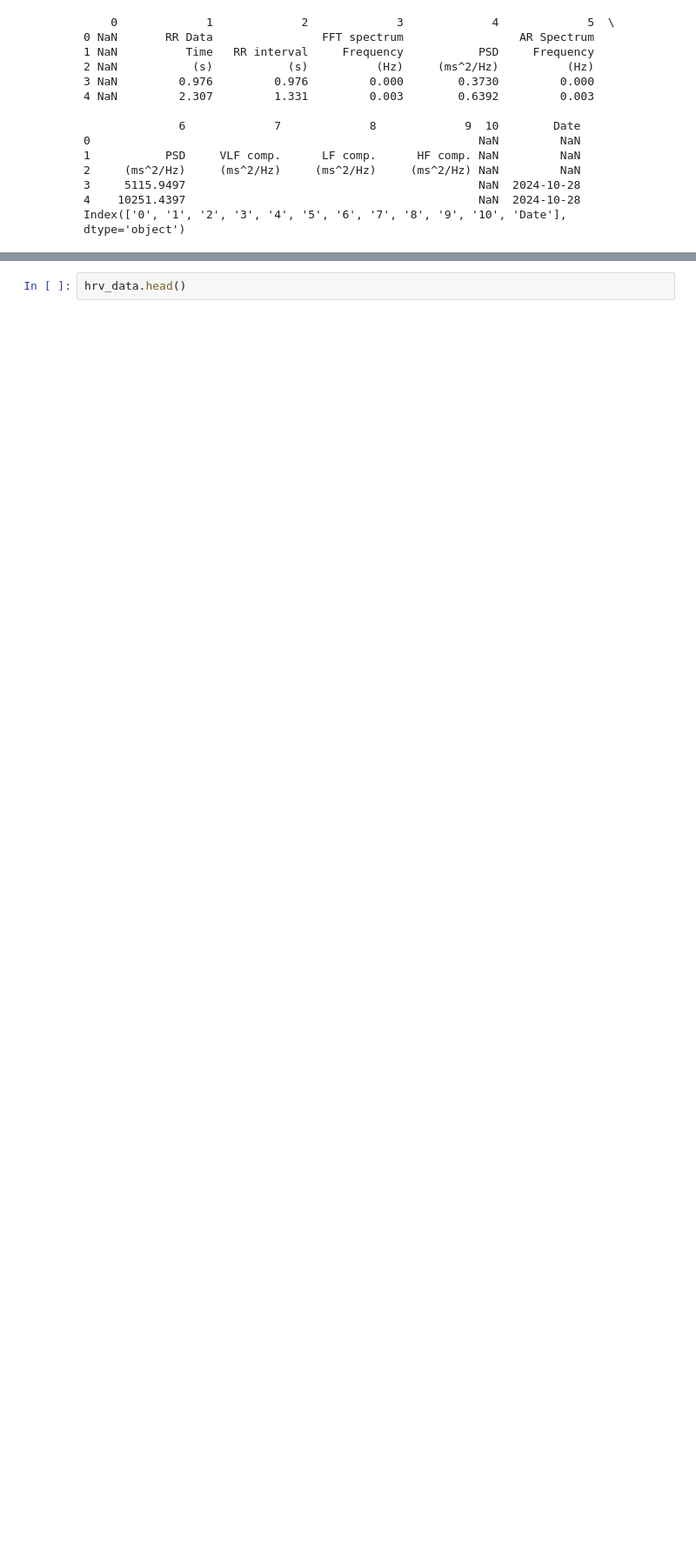
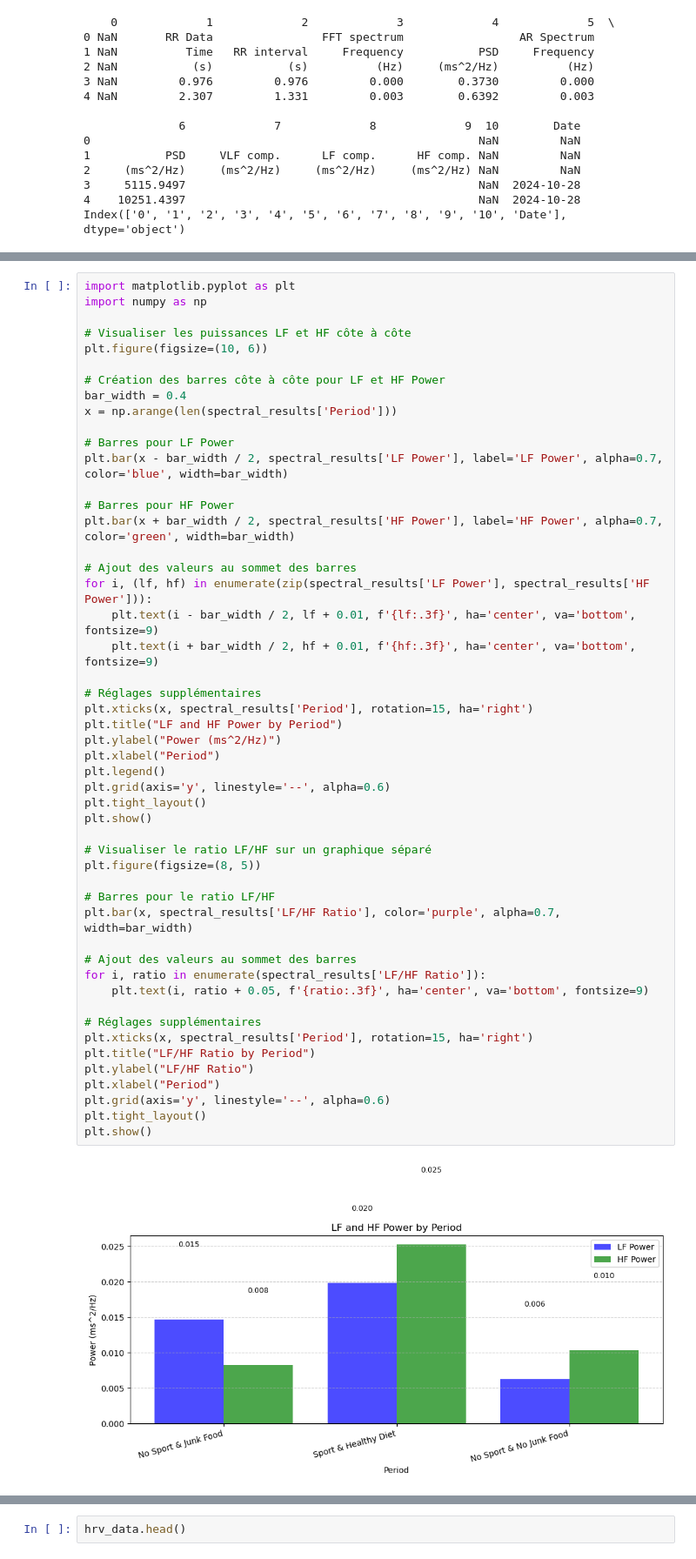
Before and after one commit to leyah-sa/VFC-Analysis, a Jupyter notebook: notebooks/Partie 1/monitoring.ipynb, the cells around one changed output, grey strips where cells are left out. Shown at 87% size. Saved outputs shown, nothing was run; the diff lists cells and outputs as text; blank space fills up the shorter version.

```diff
--- a/notebooks/Partie 1/monitoring.ipynb
+++ b/notebooks/Partie 1/monitoring.ipynb
@@ -355,0 +334,52 @@ plt.show()
+# %%
+import matplotlib.pyplot as plt
+import numpy as np
+
+# Visualiser les puissances LF et HF côte à côte
+plt.figure(figsize=(10, 6))
+
+# Création des barres côte à côte pour LF et HF Power
+bar_width = 0.4
+x = np.arange(len(spectral_results['Period']))
+
+# Barres pour LF Power
+plt.bar(x - bar_width / 2, spectral_results['LF Power'], label='LF Power', alpha=0.7, color='blue', width=bar_width)
+
+# Barres pour HF Power
+plt.bar(x + bar_width / 2, spectral_results['HF Power'], label='HF Power', alpha=0.7, color='green', width=bar_width)
+
+# Ajout des valeurs au sommet des barres
+for i, (lf, hf) in enumerate(zip(spectral_results['LF Power'], spectral_results['HF Power'])):
+    plt.text(i - bar_width / 2, lf + 0.01, f'{lf:.3f}', ha='center', va='bottom', fontsize=9)
+    plt.text(i + bar_width / 2, hf + 0.01, f'{hf:.3f}', ha='center', va='bottom', fontsize=9)
+
+# Réglages supplémentaires
+plt.xticks(x, spectral_results['Period'], rotation=15, ha='right')
+plt.title("LF and HF Power by Period")
+plt.ylabel("Power (ms^2/Hz)")
+plt.xlabel("Period")
+plt.legend()
+plt.grid(axis='y', linestyle='--', alpha=0.6)
+plt.tight_layout()
+plt.show()
+
+# Visualiser le ratio LF/HF sur un graphique séparé
+plt.figure(figsize=(8, 5))
+
+# Barres pour le ratio LF/HF
+plt.bar(x, spectral_results['LF/HF Ratio'], color='purple', alpha=0.7, width=bar_width)
+
+# Ajout des valeurs au sommet des barres
+for i, ratio in enumerate(spectral_results['LF/HF Ratio']):
+    plt.text(i, ratio + 0.05, f'{ratio:.3f}', ha='center', va='bottom', fontsize=9)
+
+# Réglages supplémentaires
+plt.xticks(x, spectral_results['Period'], rotation=15, ha='right')
+plt.title("LF/HF Ratio by Period")
+plt.ylabel("LF/HF Ratio")
+plt.xlabel("Period")
+plt.grid(axis='y', linestyle='--', alpha=0.6)
+plt.tight_layout()
+plt.show()
+# %% [output]
+[figure, added]
```
Also changed, not shown: parts of 6 cells of this notebook, 1 other file.
